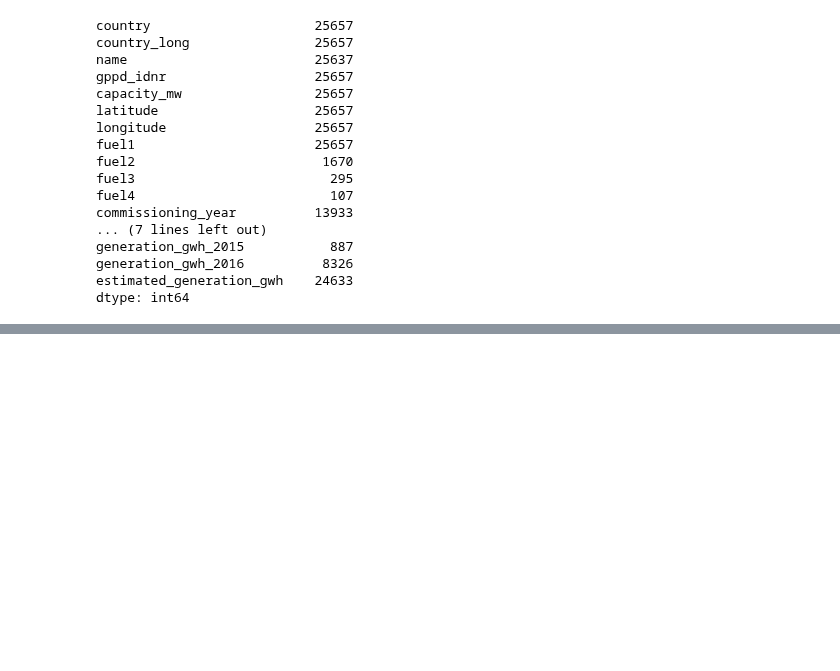
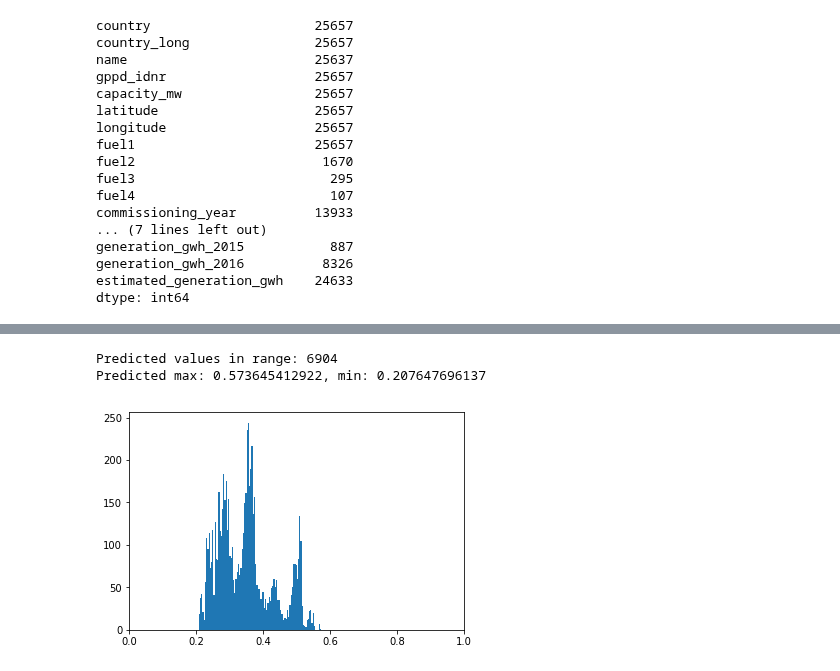
Before and after one commit to wri/global-power-plant-database, a Jupyter notebook: utils/estimate_generation/estimate_generation_v2.ipynb, the cells around one changed output, grey strips where cells are left out. Cells and saved outputs as stored; diff of their text form; code cells hidden in the pictures; blank space fills up the shorter version.

```diff
--- a/utils/estimate_generation/estimate_generation_v2.ipynb
+++ b/utils/estimate_generation/estimate_generation_v2.ipynb
@@ -143,17 +153,17 @@ range_vals = np.max(X_data,axis=0) - np.min(X_data,axis=0)
 INPUT_SHAPE = X_data[0].shape
 print(u"Input shape is: {0}".format(INPUT_SHAPE))
 DROPOUT_RATE = 0.15
-DENSE_LAYER_SIZE = 128
+DENSE_LAYER_SIZE = 256
 
-def myNet():
+def myNet(activation_type='relu'):
     model = Sequential()
-    model.add(Lambda(lambda x: x - mean_vals,input_shape = INPUT_SHAPE))   # placeholder for normalization
-    model.add(Dense(DENSE_LAYER_SIZE,activation='relu'))
+    model.add(Lambda(lambda x: (x-mean_vals)/range_vals, input_shape = INPUT_SHAPE))   # normalization
+    model.add(Dense(DENSE_LAYER_SIZE,activation=activation_type))
     model.add(Dropout(DROPOUT_RATE))
-    model.add(Dense(DENSE_LAYER_SIZE,activation='relu'))
+    model.add(Dense(DENSE_LAYER_SIZE,activation=activation_type))
     model.add(Dropout(DROPOUT_RATE))
-    model.add(Dense(DENSE_LAYER_SIZE,activation='relu'))
-    model.add(Dense(1))
+    model.add(Dense(DENSE_LAYER_SIZE,activation=activation_type))
+    model.add(Dense(1,activation='sigmoid'))    # will restrict output to [0,1]
     return model
 
 model = myNet()
@@ -232,4 +249,21 @@ plt.show()
 # visualize model
 
 #SVG(model_to_dot(model).create(prog='dot',format='svg'))
+# %%
+# examine results of model applied to training data
+
+def prediction_histogram(model):
+    predicted_values = model.predict(X_data)
+    print(u"Predicted values in range: {0}".format(((predicted_values >= 0.0) & (predicted_values <= 1.0)).sum()))
+    print(u"Predicted max: {0}, min: {1}".format(predicted_values.max(),predicted_values.min()))
+    plt.hist(predicted_values,bins=100)
+    plt.xlim(0,1)
+    plt.show()
+    return predicted_values
+
+predicted_values = prediction_histogram(model)
+# %% [output]
+Predicted values in range: 6904
+Predicted max: 0.573645412922, min: 0.207647696137
+[figure, added]
 # %%
```
Also changed, not shown: parts of 17 cells of this notebook, 6 other files.
